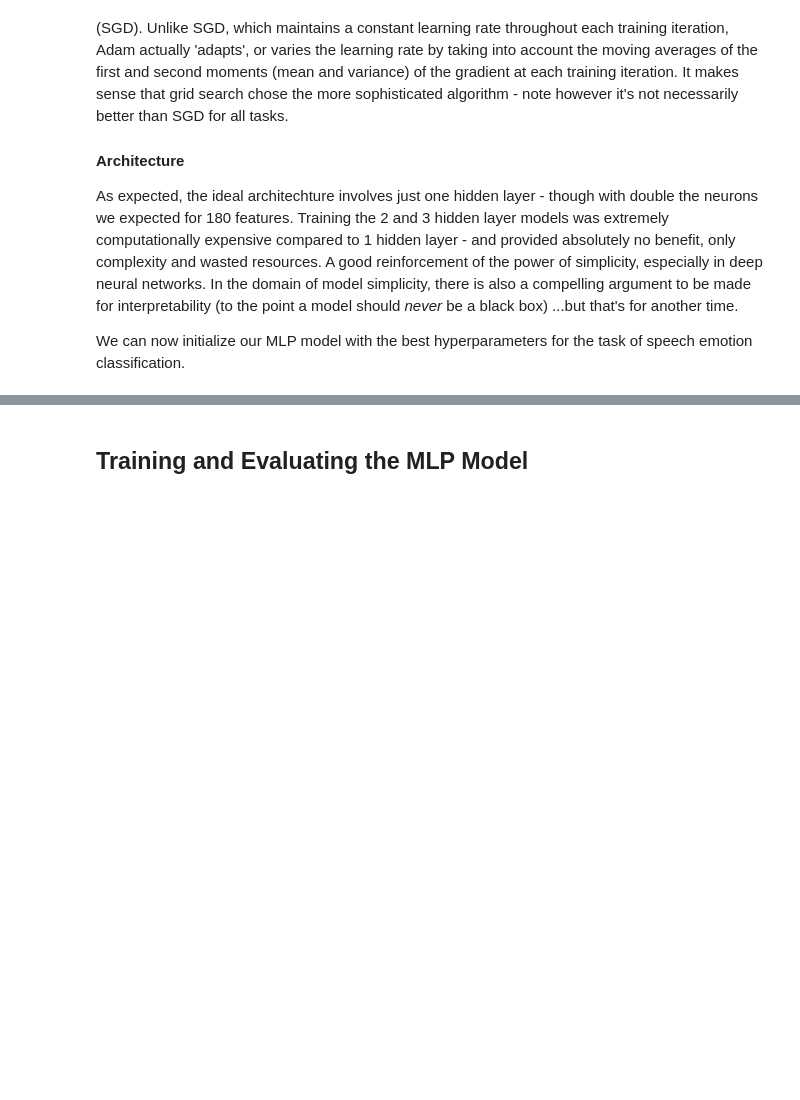
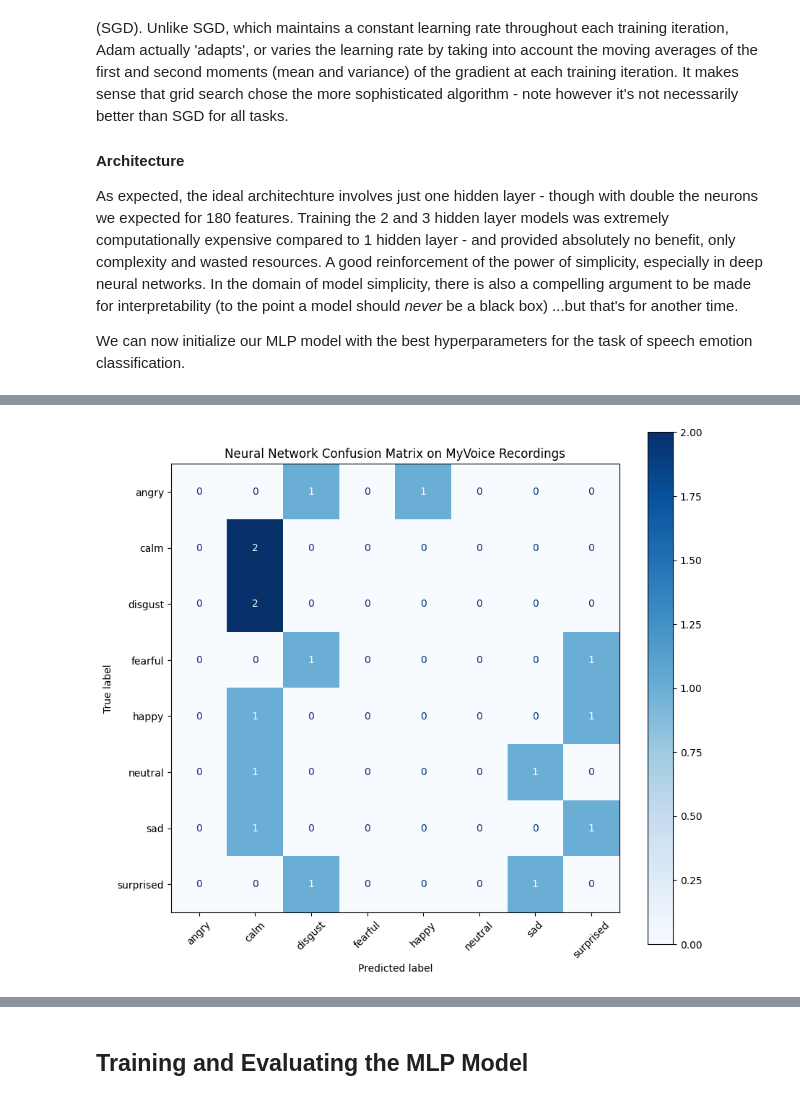
Before and after one commit to IAT-ExploringAI-2024/Week4-NeuralNetworks, a Jupyter notebook: Week4__Neural_Networks.ipynb, the cells around one changed output, grey strips where cells are left out. Cells and saved outputs as stored; diff of their text form; code cells hidden in the pictures; blank space fills up the shorter version.

```diff
--- a/Week4__Neural_Networks.ipynb
+++ b/Week4__Neural_Networks.ipynb
@@ -538,0 +970,13 @@ We can now initialize our MLP model with the best hyperparameters for the task o
+# %%
+# Scale MyVoice features using the scaler fitted on RAVDESS
+X_myvoice_scaled = final_scaler.transform(myvoice_features)
+
+# The final model already predicts emotion names as strings
+y_myvoice_true = myvoice_labels_text
+y_myvoice_pred = final_model.predict(X_myvoice_scaled)
+
+print("True labels:")
+print(y_myvoice_true)
+
+print("\nPredicted labels:")
+print(y_myvoice_pred)
@@ -538,0 +1062,31 @@ We can now initialize our MLP model with the best hyperparameters for the task o
+# %%
+from sklearn.metrics import confusion_matrix, ConfusionMatrixDisplay
+import matplotlib.pyplot as plt
+
+emotion_order = label_encoder.classes_
+
+cm_myvoice = confusion_matrix(
+    y_myvoice_true,
+    y_myvoice_pred,
+    labels=emotion_order
+)
+
+disp = ConfusionMatrixDisplay(
+    confusion_matrix=cm_myvoice,
+    display_labels=emotion_order
+)
+
+fig, ax = plt.subplots(figsize=(9, 8))
+
+disp.plot(
+    ax=ax,
+    cmap="Blues",
+    xticks_rotation=45,
+    values_format="d"
+)
+
+plt.title("Neural Network Confusion Matrix on MyVoice Recordings")
+plt.tight_layout()
+plt.show()
+# %% [output]
+[figure, added]
```
Also changed, not shown: parts of 27 cells of this notebook.
